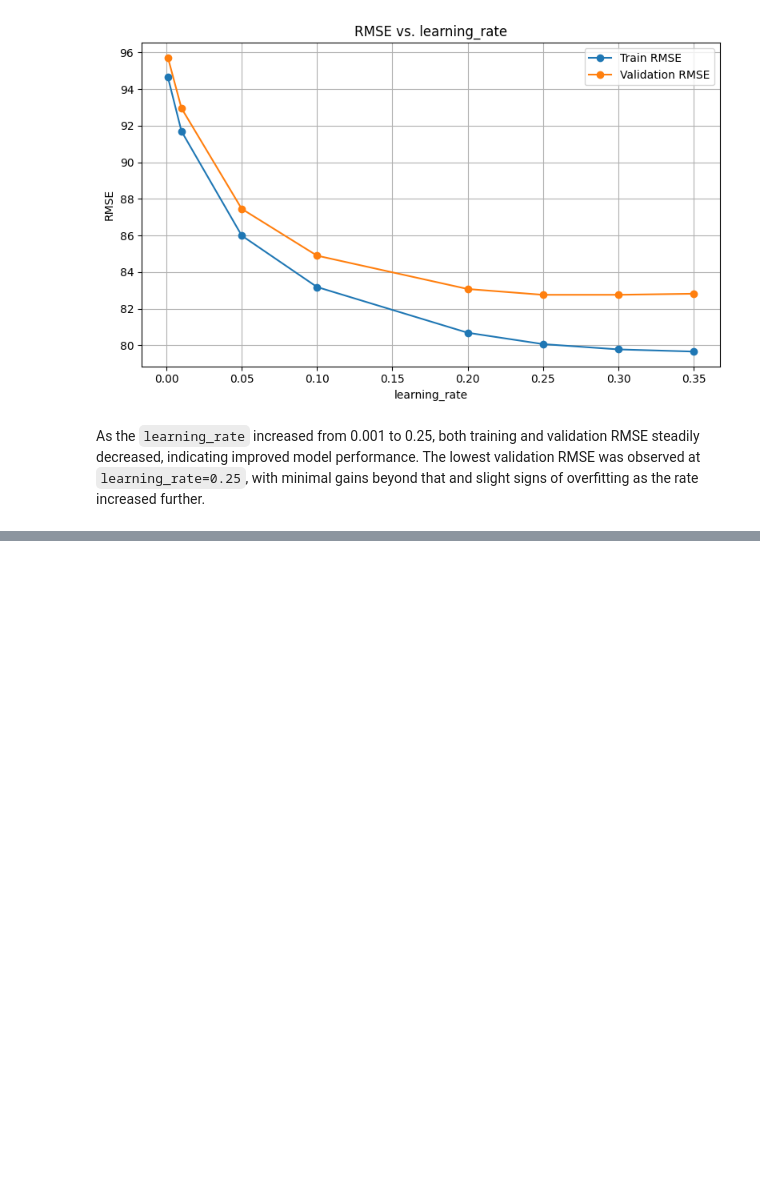
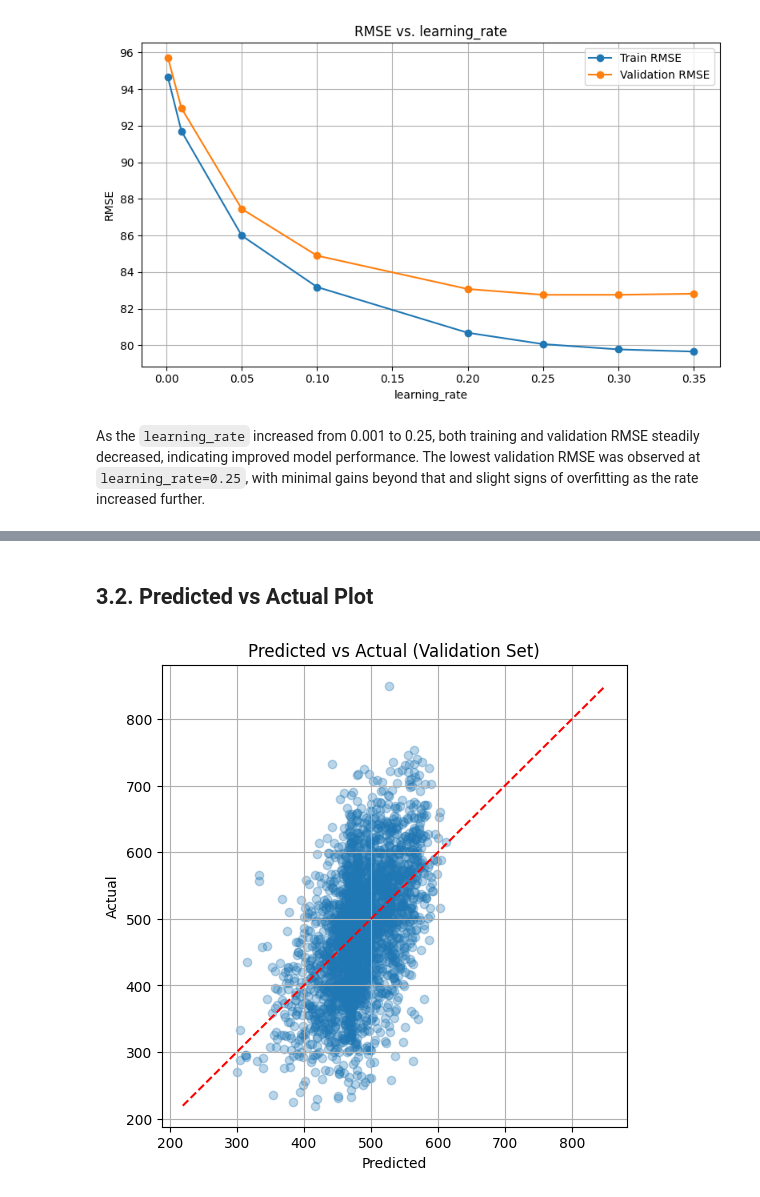
Before and after one commit to Yorkel/predicting-low-math-pisa-uk, a Jupyter notebook: notebooks/06_XGBoost.ipynb, the cells around one changed output, grey strips where cells are left out. Saved outputs shown, nothing was run; the diff lists cells and outputs as text; code cells hidden in the pictures; blank space fills up the shorter version.

```diff
--- a/notebooks/06_XGBoost.ipynb
+++ b/notebooks/06_XGBoost.ipynb
@@ -398,0 +502,13 @@ As the `learning_rate` increased from 0.001 to 0.25, both training and validatio
+# %% [markdown]
+## 3.2. Predicted vs Actual Plot
+# %%
+plt.figure(figsize=(6, 6))
+plt.scatter(val_preds, y_val, alpha=0.3)
+plt.plot([y_val.min(), y_val.max()], [y_val.min(), y_val.max()], 'r--')
+plt.xlabel("Predicted")
+plt.ylabel("Actual")
+plt.title("Predicted vs Actual (Validation Set)")
+plt.grid(True)
+plt.show()
+# %% [output]
+[figure, added]
```
Also changed, not shown: parts of 45 cells of this notebook, 3 other files.
